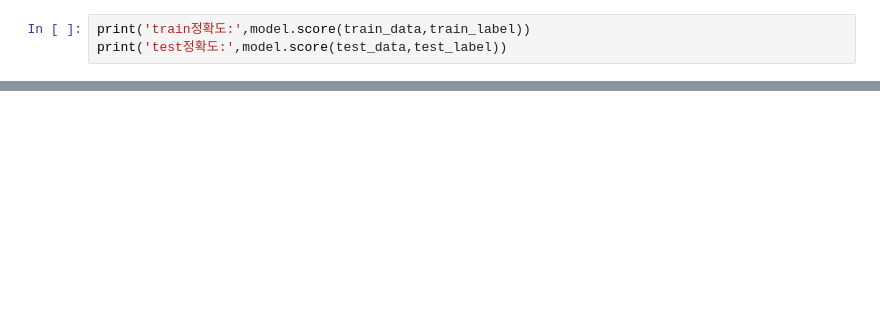
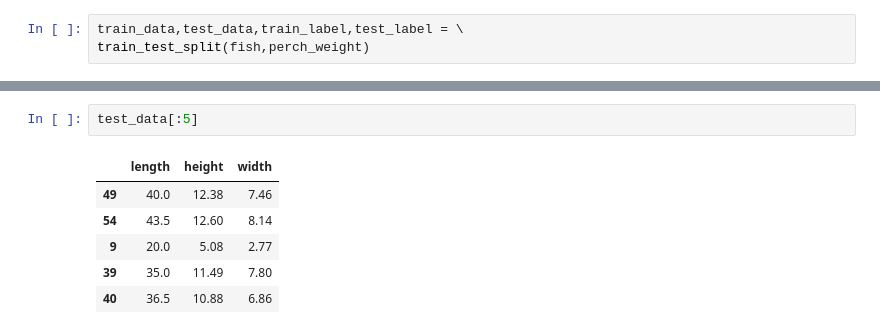
Before and after one commit to naegil73-png/aix_learn_1106, a Jupyter notebook: p1116/p1116_06.ipynb, the cells around one changed output, grey strips where cells are left out. Cells and saved outputs as stored; diff of their text form; blank space fills up the shorter version.

```diff
--- a/p1116/p1116_06.ipynb
+++ b/p1116/p1116_06.ipynb
@@ -35,3 +39,3 @@ NameError: name 'model' is not defined
 # %%
-print('train정확도:',model.score(train_data,train_label))
-print('test정확도:',model.score(test_data,test_label))
+train_data,test_data,train_label,test_label = \
+train_test_split(fish,perch_weight)
@@ -46,0 +114,9 @@ NameError: name 'model' is not defined
+# %%
+test_data[:5]
+# %% [output]
+|  | length | height | width |
+| 49 | 40.0 | 12.38 | 7.46 |
+| 54 | 43.5 | 12.60 | 8.14 |
+| 9 | 20.0 | 5.08 | 2.77 |
+| 39 | 35.0 | 11.49 | 7.80 |
+| 40 | 36.5 | 10.88 | 6.86 |
```
Also changed, not shown: parts of 10 cells of this notebook, 23 other files.
